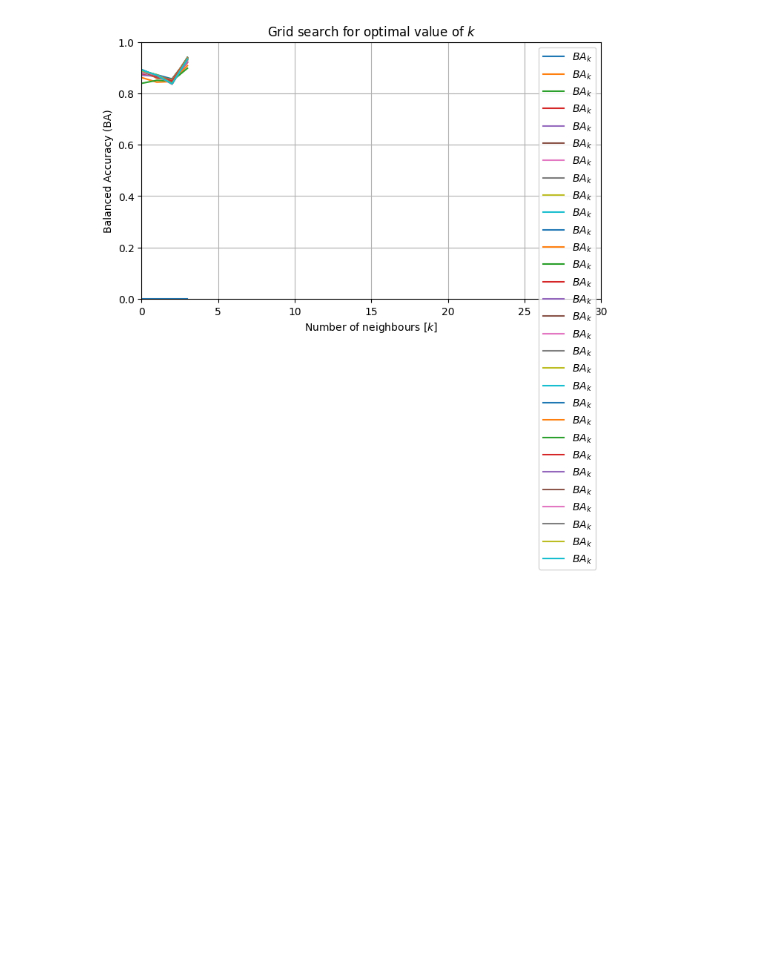
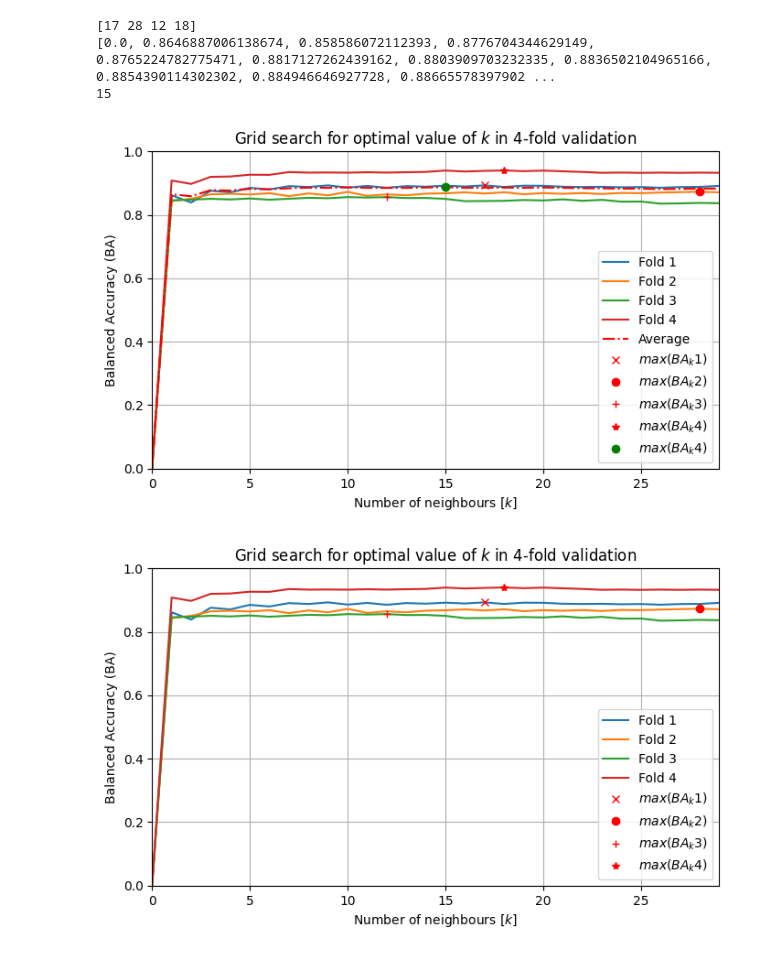
Before and after one commit to toffanetto/IA048_Project_1, a Jupyter notebook: 2-Classification/src/knn_part_1.ipynb, the cells around one changed output. Cells and saved outputs as stored; diff of their text form; code cells hidden in the pictures; blank space fills up the shorter version.

Commit message:
K fold

```diff
--- a/2-Classification/src/knn_part_1.ipynb
+++ b/2-Classification/src/knn_part_1.ipynb
@@ -47,24 +26,69 @@ np.save('../model/knn/processed_data/k_kfold.npy', ba)
+# %%
+k = np.load('../model/knn/processed_data/k_kfold.npy')
+
+print(k)
+
+ba_avg = [(ba[0][i]+ba[1][i]+ba[2][i]+ba[3][i])/4 for i in range(30)]
+
+print('ba_avg = '+str(ba_avg))
+
+k_optimal = np.argmax(ba_avg)
+
+print('k_optimal = '+str(k_optimal))
+# %% [output]
+[17 28 12 18]
+[0.0, 0.8646887006138674, 0.858586072112393, 0.8776704344629149, 0.8765224782775471, 0.8817127262439162, 0.8803909703232335, 0.8836502104965166, 0.8854390114302302, 0.884946646927728, 0.88665578397902 ...
+15
 # %%
 try:
     ba
+    k
 except:
-    ba = np.load('../model/knn/processed_data/ba.npy')
-    k = np.argmax(ba)+1
+    ba = np.load('../model/knn/processed_data/ba_kfold.npy')
+    k = np.load('../model/knn/processed_data/k_kfold.npy')
 
-n = np.linspace(1,30,30)
+n = np.linspace(0,29,30)
 
 plt.figure(figsize=(8,4.5))
-plt.plot(n,ba,label=f'$BA_k$')
-plt.plot(k,max(ba),'or',label=f'$max(BA_k)$',linewidth=5)
+plt.plot(n,ba[0],label=f'Fold 1')
+plt.plot(n,ba[1],label=f'Fold 2')
+plt.plot(n,ba[2],label=f'Fold 3')
+plt.plot(n,ba[3],label=f'Fold 4')
+plt.plot(n,ba_avg,'-.r',label=f'Average')
+plt.plot(k[0],max(ba[0]),'xr',label=f'$max(BA_k1)$',linewidth=5)
+plt.plot(k[1],max(ba[1]),'or',label=f'$max(BA_k2)$',linewidth=5)
+plt.plot(k[2],max(ba[2]),'+r',label=f'$max(BA_k3)$',linewidth=5)
+plt.plot(k[3],max(ba[3]),'*r',label=f'$max(BA_k4)$',linewidth=5)
+plt.plot(k_optimal,max(ba_avg),'og',label=f'$max(BA_k4)$',linewidth=5)
 plt.xlabel(f'Number of neighbours [$k$]')
 plt.ylabel('Balanced Accuracy (BA)')
-plt.title(f'Grid search for optimal value of $k$')
+plt.title(f'Grid search for optimal value of $k$ in 4-fold validation')
 plt.legend()
 plt.grid()
-plt.xlim([0, 30])
+plt.xlim([0, 29])
 plt.ylim([0, 1])
 
-plt.savefig("../plot/knn_1/grid_search.pdf", format="pdf", bbox_inches="tight")
+plt.savefig('../plot/knn_1/grid_search_k_fold-k_optimal.pdf', format="pdf", bbox_inches="tight")
+
+plt.figure(figsize=(8,4.5))
+plt.plot(n,ba[0],label=f'Fold 1')
+plt.plot(n,ba[1],label=f'Fold 2')
+plt.plot(n,ba[2],label=f'Fold 3')
+plt.plot(n,ba[3],label=f'Fold 4')
+plt.plot(k[0],max(ba[0]),'xr',label=f'$max(BA_k1)$',linewidth=5)
+plt.plot(k[1],max(ba[1]),'or',label=f'$max(BA_k2)$',linewidth=5)
+plt.plot(k[2],max(ba[2]),'+r',label=f'$max(BA_k3)$',linewidth=5)
+plt.plot(k[3],max(ba[3]),'*r',label=f'$max(BA_k4)$',linewidth=5)
+plt.xlabel(f'Number of neighbours [$k$]')
+plt.ylabel('Balanced Accuracy (BA)')
+plt.title(f'Grid search for optimal value of $k$ in 4-fold validation')
+plt.legend()
+plt.grid()
+plt.xlim([0, 29])
+plt.ylim([0, 1])
+
+plt.savefig('../plot/knn_1/grid_search_k_fold.pdf', format="pdf", bbox_inches="tight")
 # %% [output]
-[figure, old version]
+[figure, new version]
+[figure, added]
 # %%
```
Also changed, not shown: parts of 5 cells of this notebook, 11 other files.
